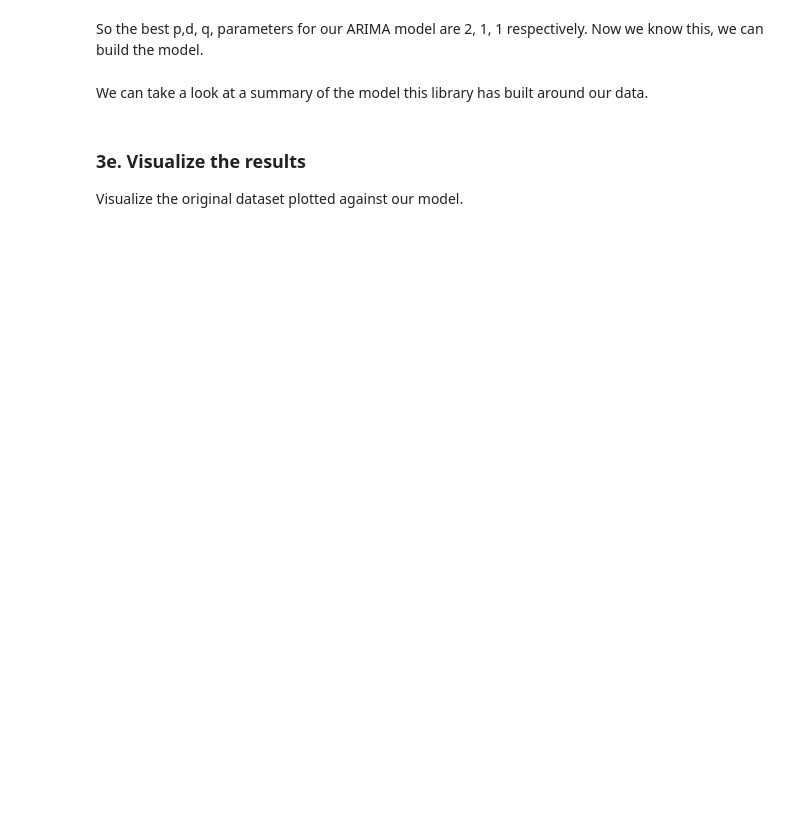
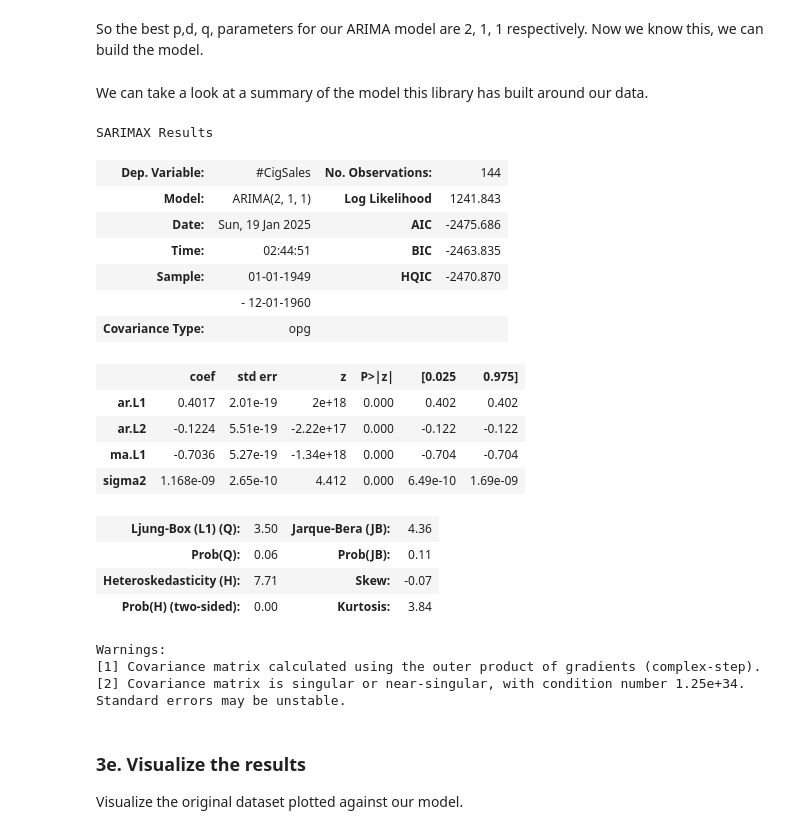
Before and after one commit to mdgarber/CowboyCig_CaseStudy, a Jupyter notebook: 1585014009_Cowboys_CigrettesCaseStudy/Cowboys&CigrettesCaseStudy/Cowboy Cigarettes Case Study - Tier 3.ipynb, the cells around one changed output. Saved outputs shown, nothing was run; the diff lists cells and outputs as text; code cells hidden in the pictures; blank space fills up the shorter version.

```diff
--- a/1585014009_Cowboys_CigrettesCaseStudy/Cowboys&CigrettesCaseStudy/Cowboy Cigarettes Case Study - Tier 3.ipynb
+++ b/1585014009_Cowboys_CigrettesCaseStudy/Cowboys&CigrettesCaseStudy/Cowboy Cigarettes Case Study - Tier 3.ipynb
@@ -361,3 +410,27 @@ _ _ _
+# %%
+# Call summary() on model_fit
+model_fit.summary()
+# %% [output]
+SARIMAX Results
+| Dep. Variable: | #CigSales | No. Observations: | 144 |
+| Model: | ARIMA(2, 1, 1) | Log Likelihood | 1241.843 |
+| Date: | Sun, 19 Jan 2025 | AIC | -2475.686 |
+| Time: | 02:44:51 | BIC | -2463.835 |
+| Sample: | 01-01-1949 | HQIC | -2470.870 |
+|  | - 12-01-1960 |  |  |
+| Covariance Type: | opg |  |  |
+|  | coef | std err | z | P>|z| | [0.025 | 0.975] |
+| ar.L1 | 0.4017 | 2.01e-19 | 2e+18 | 0.000 | 0.402 | 0.402 |
+| ar.L2 | -0.1224 | 5.51e-19 | -2.22e+17 | 0.000 | -0.122 | -0.122 |
+| ma.L1 | -0.7036 | 5.27e-19 | -1.34e+18 | 0.000 | -0.704 | -0.704 |
+| sigma2 | 1.168e-09 | 2.65e-10 | 4.412 | 0.000 | 6.49e-10 | 1.69e-09 |
+| Ljung-Box (L1) (Q): | 3.50 | Jarque-Bera (JB): | 4.36 |
+| Prob(Q): | 0.06 | Prob(JB): | 0.11 |
+| Heteroskedasticity (H): | 7.71 | Skew: | -0.07 |
+| Prob(H) (two-sided): | 0.00 | Kurtosis: | 3.84 |
+Warnings:
+[1] Covariance matrix calculated using the outer product of gradients (complex-step).
+[2] Covariance matrix is singular or near-singular, with condition number 1.25e+34. Standard errors may be unstable.
 # %% [markdown]
 ### 3e. Visualize the results
 
```
Also changed, not shown: parts of 14 cells of this notebook.
